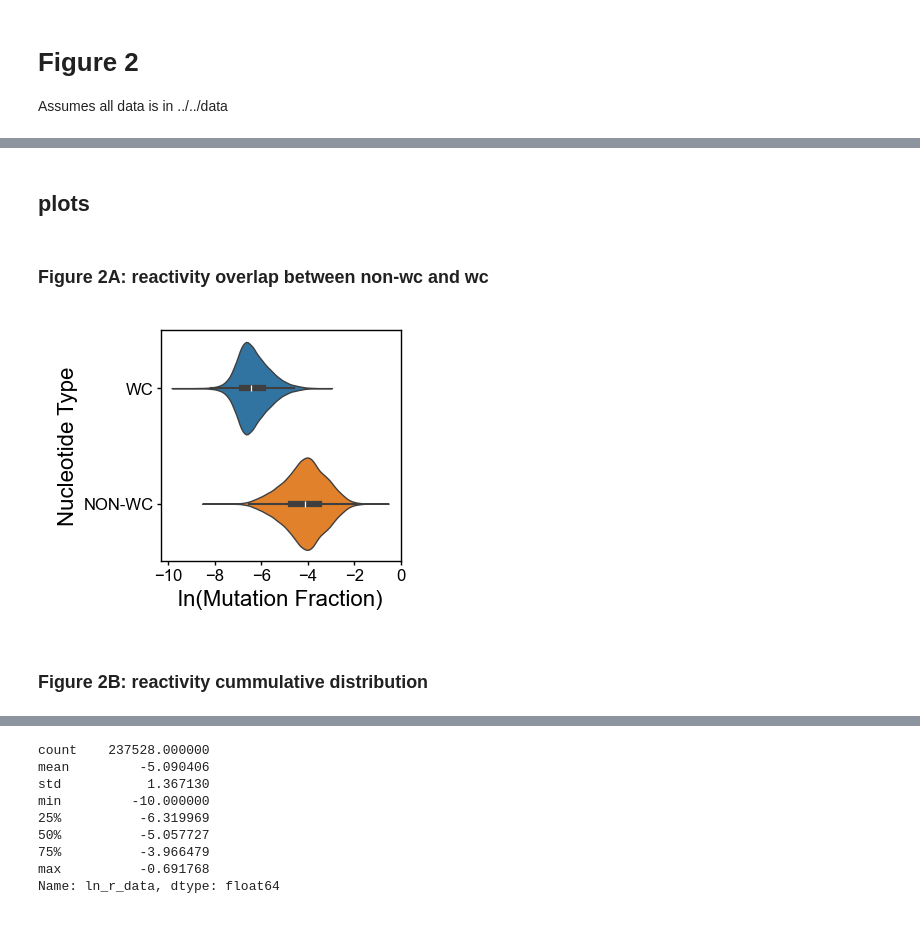
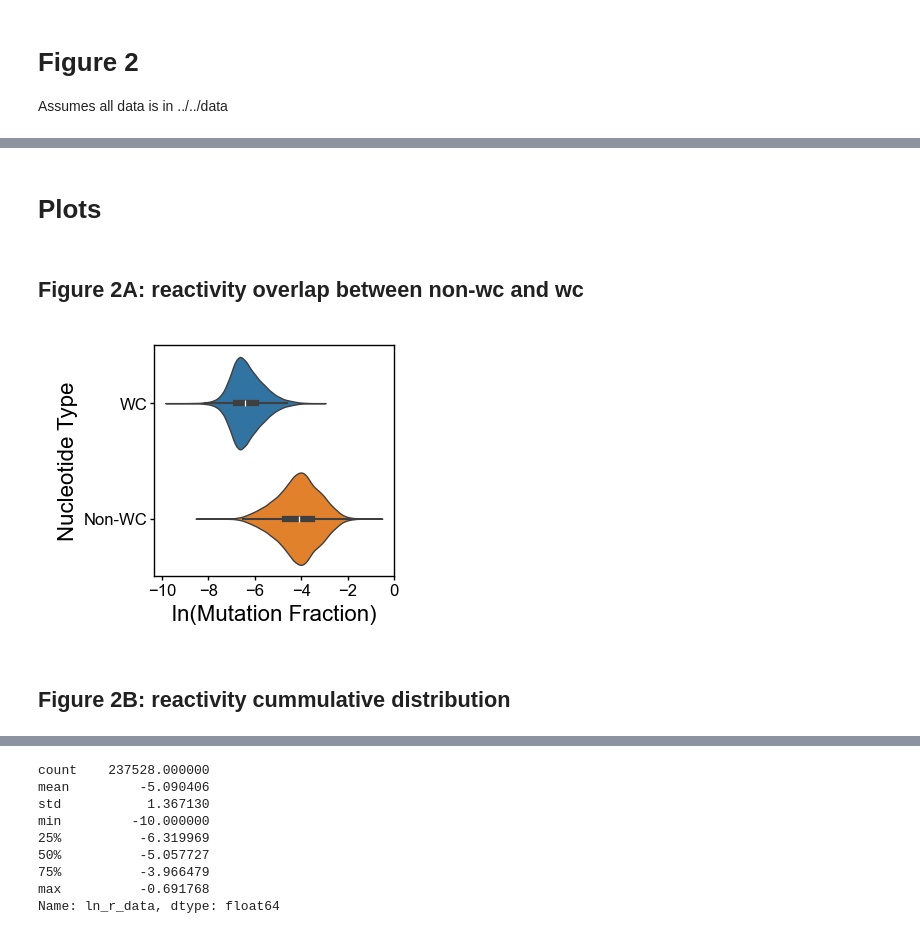
Before and after one commit to YesselmanLabPublications/2025_char_3d_struct_features, a Jupyter notebook: notebooks/figures/figure_2.ipynb, the cells around one changed output, grey strips where cells are left out. Saved outputs shown, nothing was run; the diff lists cells and outputs as text; code cells hidden in the pictures.

```diff
--- a/notebooks/figures/figure_2.ipynb
+++ b/notebooks/figures/figure_2.ipynb
@@ -69,33 +27,36 @@ def plot_motif_boxplot_stripplot(df: pd.DataFrame, ax=None) -> plt.Axes:
-# %%
-def format_small_plot(ax):
-    publication_style_ax(ax, fsize=8, ytick_size=6, xtick_size=6)
-    plt.subplots_adjust(left=0.3, bottom=0.21, top=0.98)
 # %%
 df = pd.read_json(f"{DATA_PATH}/raw-jsons/residues/pdb_library_1_residues.json")
 df["ln_r_data"] = np.log(df["r_data"])
 # %% [markdown]
-## plots
+# Plots
 # %% [markdown]
-### Figure 2A: reactivity overlap between non-wc and wc
+## Figure 2A: reactivity overlap between non-wc and wc
 # %%
-fig, ax = plt.subplots(figsize=(2.0, 1.5), dpi=200)
-ax = sns.violinplot(
-    x="ln_r_data",
-    y="r_type",
-    data=df,
-    hue="r_type",
-    order=["WC", "NON-WC"],
-    ax=ax,
-    linewidth=0.5,
-)
-ax.set_xlabel("ln(Mutation Fraction)", labelpad=2)
-ax.set_ylabel("Nucleotide Type", labelpad=2)
-ax.set_yticklabels(["WC", "NON-WC"])
-ax.set_xticks([-10, -8, -6, -4, -2, 0])
-format_small_plot(ax)
-plt.savefig("pngs/figure_2a.png", dpi=600)
+# TODO add helix WC vs flanking pairs
+# TODO label both WC and flankingn WC as WC
+def plot_figure_2a(df, ax):
+    ax = sns.violinplot(
+        x="ln_r_data",
+        y="r_type",
+        data=df,
+        hue="r_type",
+        order=["WC", "NON-WC"],
+        ax=ax,
+        linewidth=0.5,
+    )
+    ax.set_xlabel("ln(Mutation Fraction)", labelpad=2)
+    ax.set_ylabel("Nucleotide Type", labelpad=2)
+    ax.yaxis.set_major_locator(FixedLocator([0, 1]))
+    ax.yaxis.set_major_formatter(FixedFormatter(["WC", "Non-WC"]))
+    ax.set_xticks([-10, -8, -6, -4, -2, 0])
+    format_small_plot(ax)
+    return ax
-# %% [output]
-[figure, removed]
+# %%
+fig, ax = plt.subplots(figsize=(2.0, 1.5), dpi=200)
+plot_figure_2a(df, ax)
+plt.savefig("pngs/figure_2a.png", dpi=600)
+# %% [output]
+[figure, added]
 # %% [markdown]
-### Figure 2B: reactivity cummulative distribution
+## Figure 2B: reactivity cummulative distribution
 # %%
```
Also changed, not shown: parts of 13 cells of this notebook, 23 other files.
